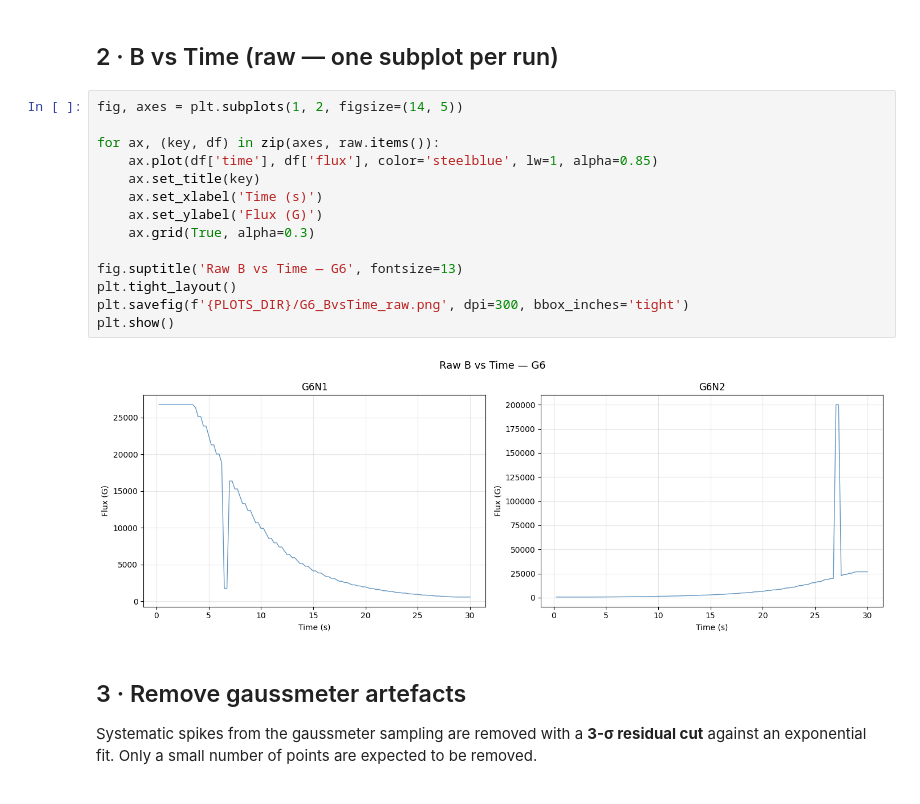
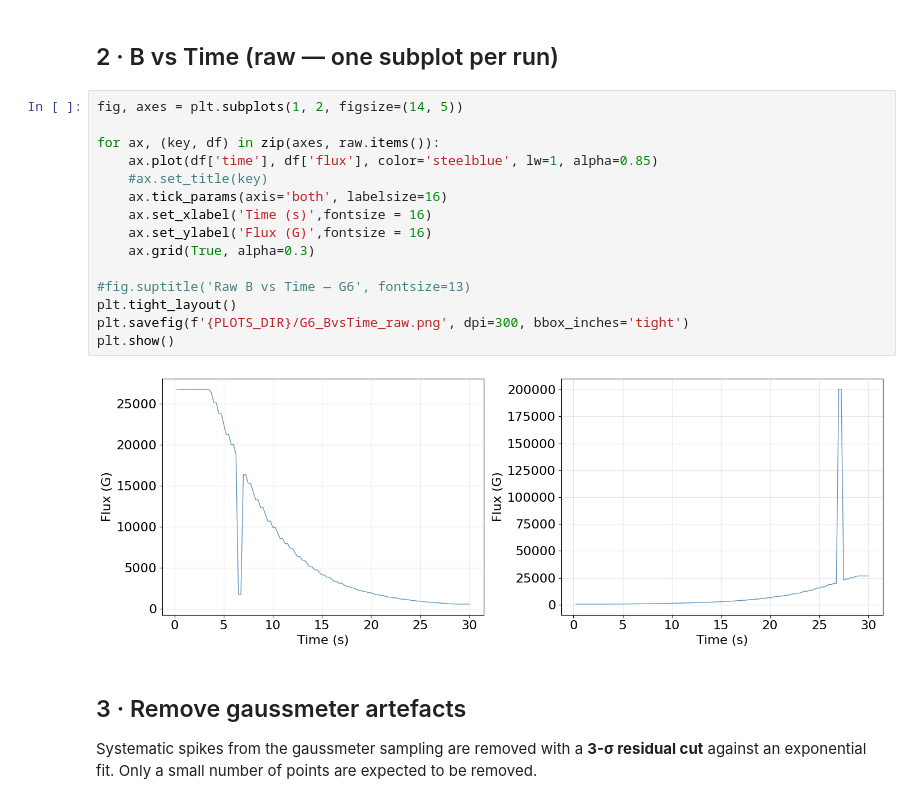
Before and after one commit to Zslw/mri-translational-force-n-torque-analysis, a Jupyter notebook: JupyterLab/ClinicalData/MappingBField/G6ClinicalBfieldAnalysis.ipynb, the cells around one changed output. Drawn from its saved outputs; the diff is of its cells as text.

```diff
--- a/JupyterLab/ClinicalData/MappingBField/G6ClinicalBfieldAnalysis.ipynb
+++ b/JupyterLab/ClinicalData/MappingBField/G6ClinicalBfieldAnalysis.ipynb
@@ -47,19 +47,20 @@ Loaded.
 # %%
 fig, axes = plt.subplots(1, 2, figsize=(14, 5))
 
 for ax, (key, df) in zip(axes, raw.items()):
     ax.plot(df['time'], df['flux'], color='steelblue', lw=1, alpha=0.85)
-    ax.set_title(key)
-    ax.set_xlabel('Time (s)')
-    ax.set_ylabel('Flux (G)')
+    #ax.set_title(key)
+    ax.tick_params(axis='both', labelsize=16)
+    ax.set_xlabel('Time (s)',fontsize = 16)
+    ax.set_ylabel('Flux (G)',fontsize = 16)
     ax.grid(True, alpha=0.3)
 
-fig.suptitle('Raw B vs Time — G6', fontsize=13)
+#fig.suptitle('Raw B vs Time — G6', fontsize=13)
 plt.tight_layout()
 plt.savefig(f'{PLOTS_DIR}/G6_BvsTime_raw.png', dpi=300, bbox_inches='tight')
 plt.show()
 # %% [output]
-[figure, old version]
+[figure, new version]
 # %% [markdown]
 ## 3 · Remove gaussmeter artefacts
 
```
Also changed, not shown: parts of 1 cell of this notebook, 3 other files.
